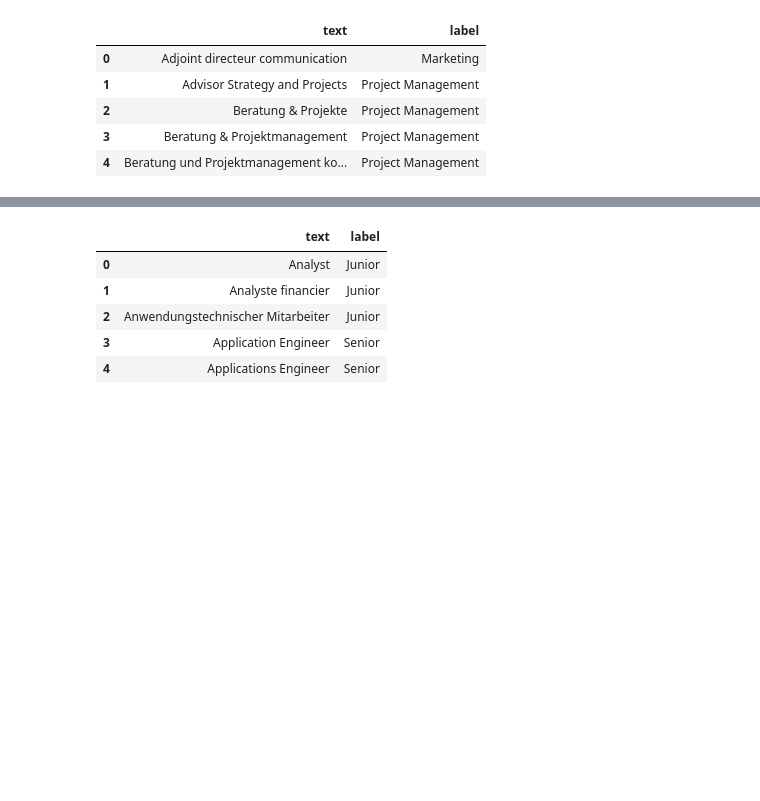
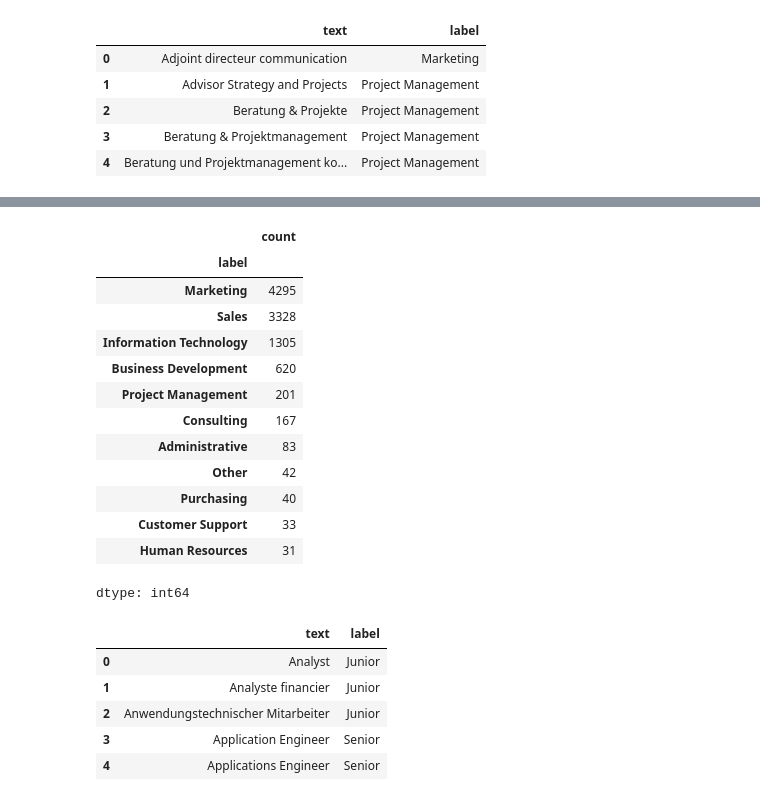
Before and after one commit to Leo278V/Final-Assignment-PDS, a Jupyter notebook: Final_Assignment_PDS.ipynb, the cells around one changed output, grey strips where cells are left out. Drawn from its saved outputs; the diff is of its cells as text; code cells hidden in the pictures; blank space fills up the shorter version.

```diff
--- a/Final_Assignment_PDS.ipynb
+++ b/Final_Assignment_PDS.ipynb
@@ -16 +23,18 @@ df_1.head()
+# %%
+df_1['label'].value_counts()
+# %% [output]
+|  | count |
+| label |  |
+| Marketing | 4295 |
+| Sales | 3328 |
+| Information Technology | 1305 |
+| Business Development | 620 |
+| Project Management | 201 |
+| Consulting | 167 |
+| Administrative | 83 |
+| Other | 42 |
+| Purchasing | 40 |
+| Customer Support | 33 |
+| Human Resources | 31 |
+dtype: int64
 # %%
```
Also changed, not shown: parts of 13 cells of this notebook.
